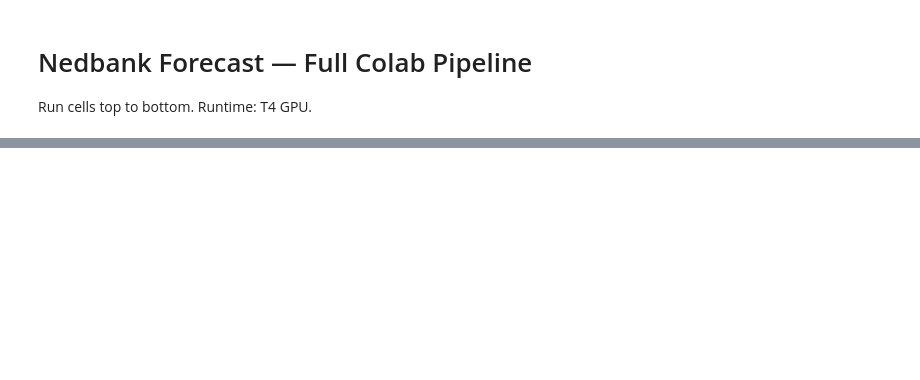
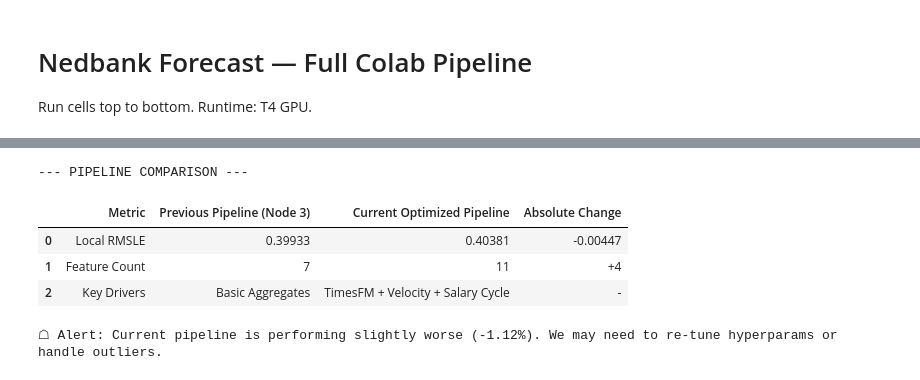
Before and after one commit to ZolisaSilolo/zindi_nedbank_forecast, a Jupyter notebook: notebooks/00_colab_setup.ipynb, the cells around one changed output, grey strips where cells are left out. Saved outputs shown, nothing was run; the diff lists cells and outputs as text; code cells hidden in the pictures; blank space fills up the shorter version.

```diff
--- a/notebooks/00_colab_setup.ipynb
+++ b/notebooks/00_colab_setup.ipynb
@@ -68,0 +726,36 @@ files.download('submissions/final_submission.csv')
+# %%
+import pandas as pd
+import numpy as np
+
+# 1. Define benchmarks
+previous_rmsle = 0.399335
+current_rmsle = overall_rmsle
+
+# 2. Calculate Improvement
+improvement = previous_rmsle - current_rmsle
+pct_improvement = (improvement / previous_rmsle) * 100
+
+# 3. Create Comparison Table
+comparison_data = {
+    'Metric': ['Local RMSLE', 'Feature Count', 'Key Drivers'],
+    'Previous Pipeline (Node 3)': [f'{previous_rmsle:.5f}', '7', 'Basic Aggregates'],
+    'Current Optimized Pipeline': [f'{current_rmsle:.5f}', f'{len(feat_cols)}', 'TimesFM + Velocity + Salary Cycle'],
+    'Absolute Change': [f'{improvement:.5f}', f'+{len(feat_cols)-7}', '-']
+}
+
+comparison_df = pd.DataFrame(comparison_data)
+
+print(f"\n--- PIPELINE COMPARISON ---")
+display(comparison_df)
+
+if current_rmsle < previous_rmsle:
+    print(f"\n✅ Success: Pipeline improved by {pct_improvement:.2f}%!")
+else:
+    print(f"\n☖ Alert: Current pipeline is performing slightly worse ({pct_improvement:.2f}%). We may need to re-tune hyperparams or handle outliers.")
+# %% [output]
+--- PIPELINE COMPARISON ---
+|  | Metric | Previous Pipeline (Node 3) | Current Optimized Pipeline | Absolute Change |
+| 0 | Local RMSLE | 0.39933 | 0.40381 | -0.00447 |
+| 1 | Feature Count | 7 | 11 | +4 |
+| 2 | Key Drivers | Basic Aggregates | TimesFM + Velocity + Salary Cycle | - |
+☖ Alert: Current pipeline is performing slightly worse (-1.12%). We may need to re-tune hyperparams or handle outliers.
```
Also changed, not shown: parts of 28 cells of this notebook.
